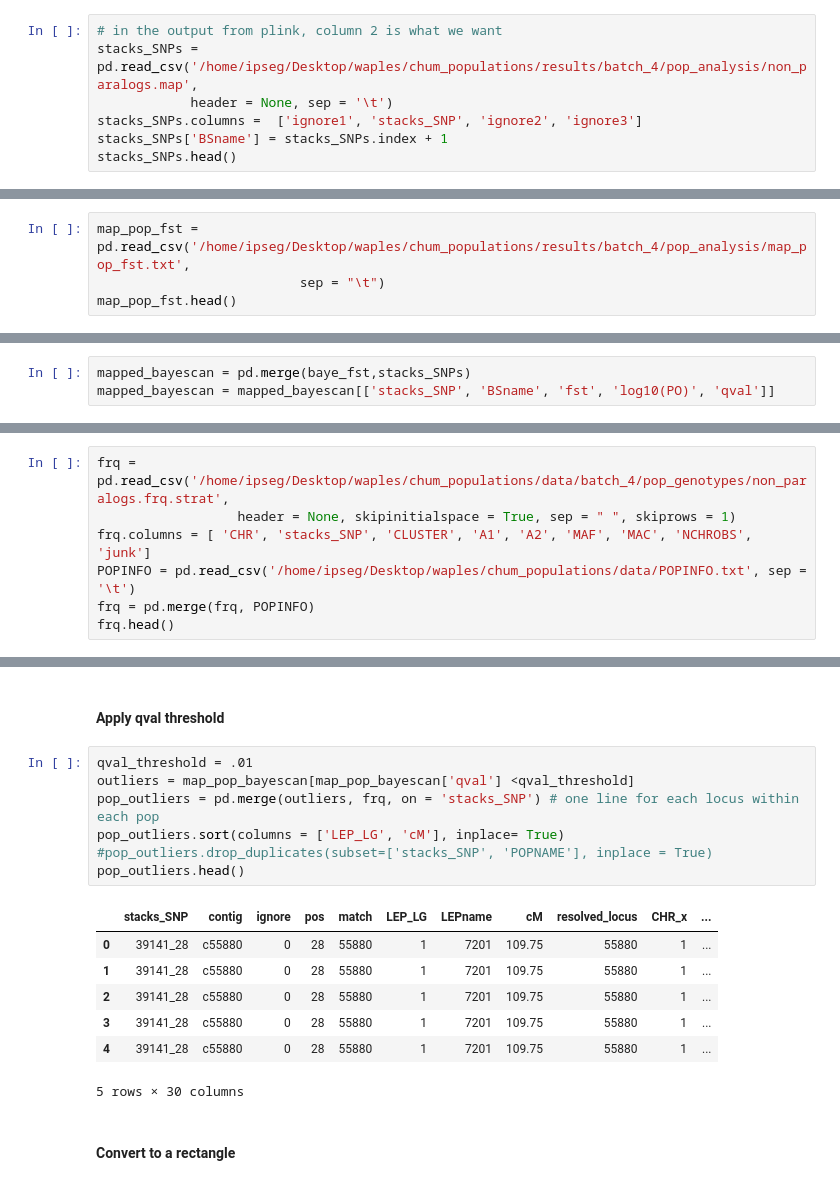
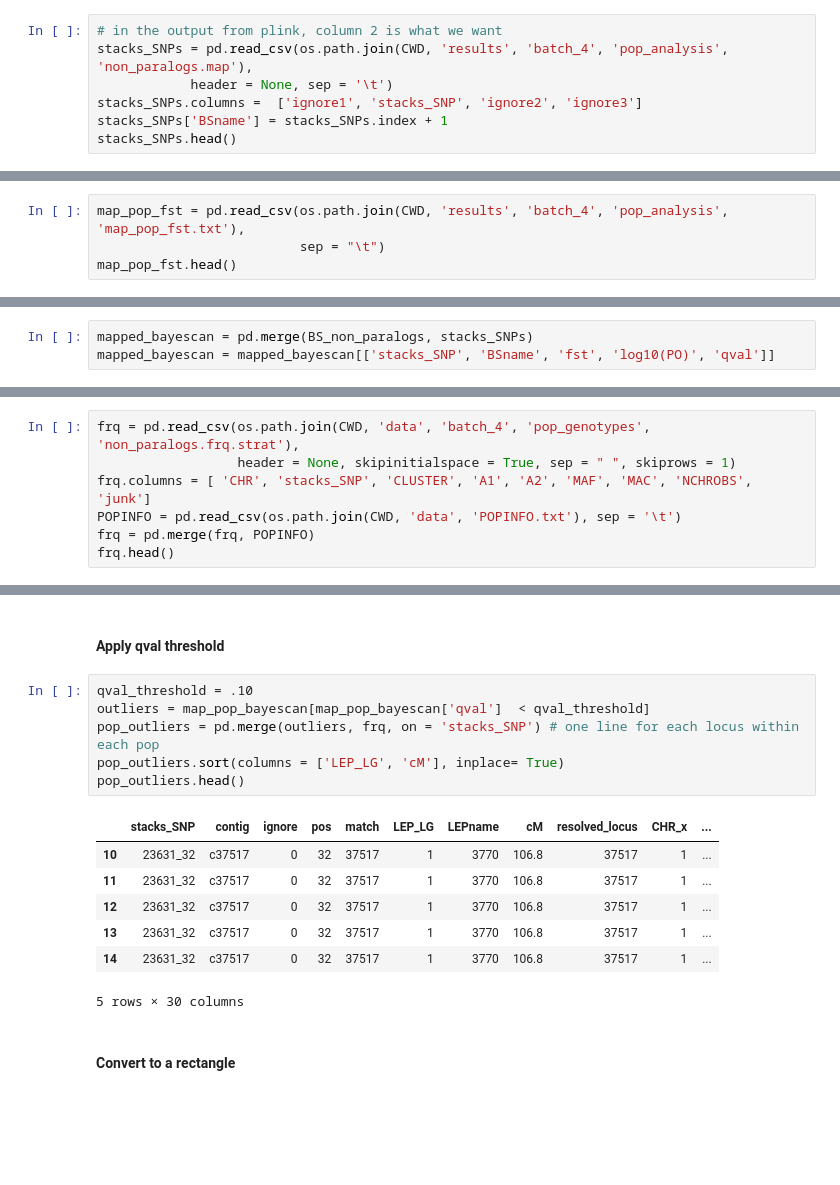
Before and after one commit to rwaples/chum_populations, a Jupyter notebook: plotting bayescan results.ipynb, the cells around one changed output, grey strips where cells are left out. Cells and saved outputs as stored; diff of their text form; blank space fills up the shorter version.

```diff
--- a/plotting bayescan results.ipynb
+++ b/plotting bayescan results.ipynb
@@ -92,7 +108,7 @@ life_history_outliers = across_life_history_outliers.difference(within_life_hist
 ### get the Stacks_SNP id for each locus
 # %%
 # in the output from plink, column 2 is what we want
-stacks_SNPs = pd.read_csv('/home/ipseg/Desktop/waples/chum_populations/results/batch_4/pop_analysis/non_paralogs.map',
+stacks_SNPs = pd.read_csv(os.path.join(CWD, 'results', 'batch_4', 'pop_analysis', 'non_paralogs.map'),
             header = None, sep = '\t')
 stacks_SNPs.columns =  ['ignore1', 'stacks_SNP', 'ignore2', 'ignore3']
 stacks_SNPs['BSname'] = stacks_SNPs.index + 1
@@ -107,7 +123,7 @@ stacks_SNPs.head()
 # %% [markdown]
 #### Load plink data on the map postions and Fst of loci
 # %%
-map_pop_fst = pd.read_csv('/home/ipseg/Desktop/waples/chum_populations/results/batch_4/pop_analysis/map_pop_fst.txt',
+map_pop_fst = pd.read_csv(os.path.join(CWD, 'results', 'batch_4', 'pop_analysis', 'map_pop_fst.txt'),
                           sep = "\t")
 map_pop_fst.head()
 # %% [output]
@@ -120,7 +136,7 @@ map_pop_fst.head()
 # %% [markdown]
 #### load bayescan 'baye_fst' file
 # %%
-mapped_bayescan = pd.merge(baye_fst,stacks_SNPs)
+mapped_bayescan = pd.merge(BS_non_paralogs, stacks_SNPs)
 mapped_bayescan = mapped_bayescan[['stacks_SNP', 'BSname', 'fst', 'log10(PO)', 'qval']]
 # %%
 map_pop_bayescan = pd.merge(map_pop_fst, mapped_bayescan, on="stacks_SNP")
@@ -143,10 +158,10 @@ map_pop_bayescan.head()
 # %% [markdown]
 #### Combine with population allele frequencies
 # %%
-frq = pd.read_csv('/home/ipseg/Desktop/waples/chum_populations/data/batch_4/pop_genotypes/non_paralogs.frq.strat',
+frq = pd.read_csv(os.path.join(CWD, 'data', 'batch_4', 'pop_genotypes', 'non_paralogs.frq.strat'),
                   header = None, skipinitialspace = True, sep = " ", skiprows = 1)
 frq.columns = [ 'CHR', 'stacks_SNP', 'CLUSTER', 'A1', 'A2', 'MAF', 'MAC', 'NCHROBS', 'junk']
-POPINFO = pd.read_csv('/home/ipseg/Desktop/waples/chum_populations/data/POPINFO.txt', sep = '\t')
+POPINFO = pd.read_csv(os.path.join(CWD, 'data', 'POPINFO.txt'), sep = '\t')
 frq = pd.merge(frq, POPINFO)
 frq.head()
 # %% [output]
@@ -159,19 +174,18 @@ frq.head()
 # %% [markdown]
 #### Apply qval threshold
 # %%
-qval_threshold = .01
-outliers = map_pop_bayescan[map_pop_bayescan['qval'] <qval_threshold]
+qval_threshold = .10
+outliers = map_pop_bayescan[map_pop_bayescan['qval']  < qval_threshold]
 pop_outliers = pd.merge(outliers, frq, on = 'stacks_SNP') # one line for each locus within each pop
 pop_outliers.sort(columns = ['LEP_LG', 'cM'], inplace= True)
-#pop_outliers.drop_duplicates(subset=['stacks_SNP', 'POPNAME'], inplace = True)
 pop_outliers.head()
 # %% [output]
 |  | stacks_SNP | contig | ignore | pos | match | LEP_LG | LEPname | cM | resolved_locus | CHR_x | ... |
-| 0 | 39141_28 | c55880 | 0 | 28 | 55880 | 1 | 7201 | 109.75 | 55880 | 1 | ... |
-| 1 | 39141_28 | c55880 | 0 | 28 | 55880 | 1 | 7201 | 109.75 | 55880 | 1 | ... |
-| 2 | 39141_28 | c55880 | 0 | 28 | 55880 | 1 | 7201 | 109.75 | 55880 | 1 | ... |
-| 3 | 39141_28 | c55880 | 0 | 28 | 55880 | 1 | 7201 | 109.75 | 55880 | 1 | ... |
-| 4 | 39141_28 | c55880 | 0 | 28 | 55880 | 1 | 7201 | 109.75 | 55880 | 1 | ... |
+| 10 | 23631_32 | c37517 | 0 | 32 | 37517 | 1 | 3770 | 106.8 | 37517 | 1 | ... |
+| 11 | 23631_32 | c37517 | 0 | 32 | 37517 | 1 | 3770 | 106.8 | 37517 | 1 | ... |
+| 12 | 23631_32 | c37517 | 0 | 32 | 37517 | 1 | 3770 | 106.8 | 37517 | 1 | ... |
+| 13 | 23631_32 | c37517 | 0 | 32 | 37517 | 1 | 3770 | 106.8 | 37517 | 1 | ... |
+| 14 | 23631_32 | c37517 | 0 | 32 | 37517 | 1 | 3770 | 106.8 | 37517 | 1 | ... |
 5 rows × 30 columns
 # %% [markdown]
 #### Convert to a rectangle
```
Also changed, not shown: parts of 20 cells of this notebook, 2 other files.
